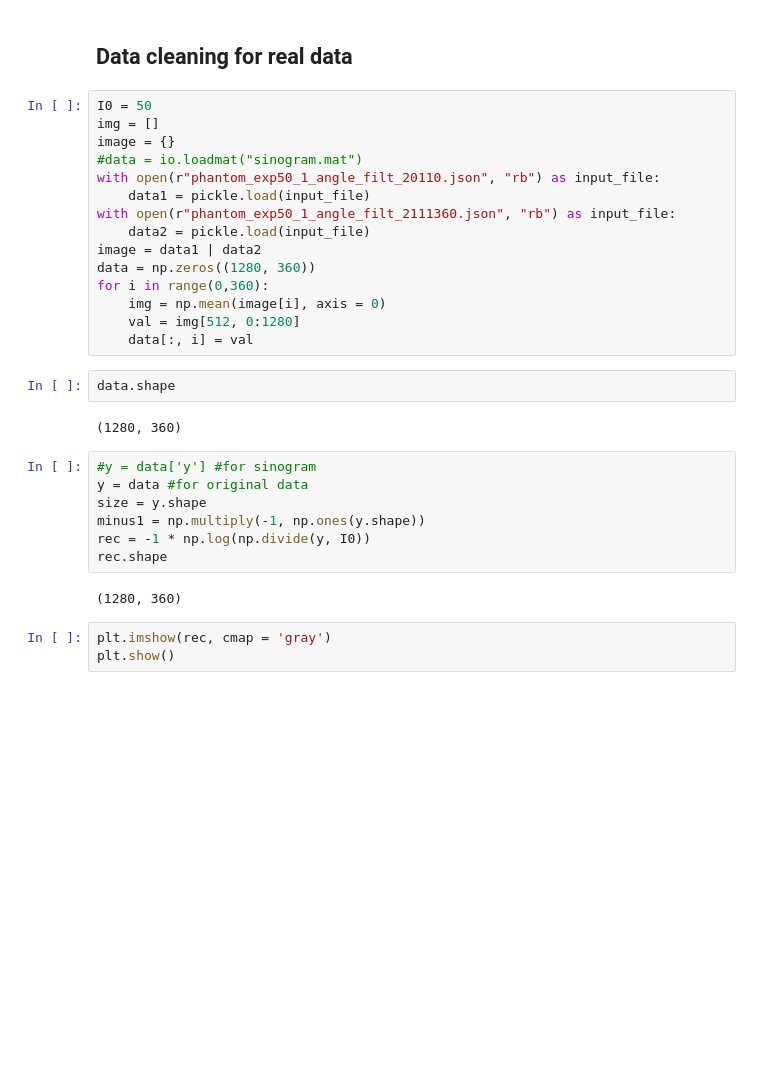
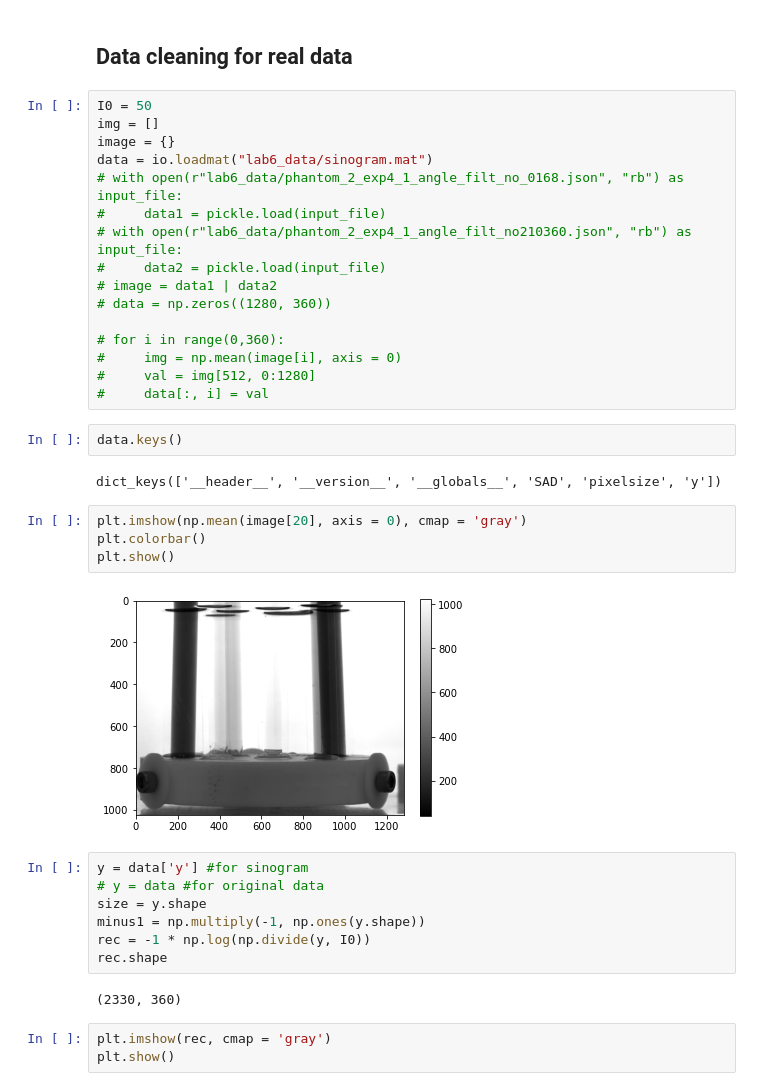
Before and after one commit to PrabhaSahiti/Imaging-Instrumentation, a Jupyter notebook: Lab_6_04_07_2022.ipynb, the cells around one changed output. Cells and saved outputs as stored; diff of their text form; blank space fills up the shorter version.

```diff
--- a/Lab_6_04_07_2022.ipynb
+++ b/Lab_6_04_07_2022.ipynb
@@ -28,30 +28,37 @@ pi = np.pi
 I0 = 50
 img = []
 image = {}
-#data = io.loadmat("sinogram.mat")
-with open(r"phantom_exp50_1_angle_filt_20110.json", "rb") as input_file:
-    data1 = pickle.load(input_file)
-with open(r"phantom_exp50_1_angle_filt_2111360.json", "rb") as input_file:
-    data2 = pickle.load(input_file)
-image = data1 | data2
-data = np.zeros((1280, 360))
-for i in range(0,360):
-    img = np.mean(image[i], axis = 0)
-    val = img[512, 0:1280]
-    data[:, i] = val
+data = io.loadmat("lab6_data/sinogram.mat")
+# with open(r"lab6_data/phantom_2_exp4_1_angle_filt_no_0168.json", "rb") as input_file:
+#     data1 = pickle.load(input_file)
+# with open(r"lab6_data/phantom_2_exp4_1_angle_filt_no210360.json", "rb") as input_file:
+#     data2 = pickle.load(input_file)
+# image = data1 | data2
+# data = np.zeros((1280, 360))
+
+# for i in range(0,360):
+#     img = np.mean(image[i], axis = 0)
+#     val = img[512, 0:1280]
+#     data[:, i] = val
 # %%
-data.shape
+data.keys()
 # %% [output]
-(1280, 360)
+dict_keys(['__header__', '__version__', '__globals__', 'SAD', 'pixelsize', 'y'])
+# %%
+plt.imshow(np.mean(image[20], axis = 0), cmap = 'gray')
+plt.colorbar()
+plt.show()
+# %% [output]
+[figure, added]
 # %%
-#y = data['y'] #for sinogram
-y = data #for original data
+y = data['y'] #for sinogram
+# y = data #for original data
 size = y.shape
 minus1 = np.multiply(-1, np.ones(y.shape))
 rec = -1 * np.log(np.divide(y, I0))
 rec.shape
 # %% [output]
-(1280, 360)
+(2330, 360)
 # %%
 plt.imshow(rec, cmap = 'gray')
 plt.show()
```
Also changed, not shown: parts of 3 cells of this notebook.
